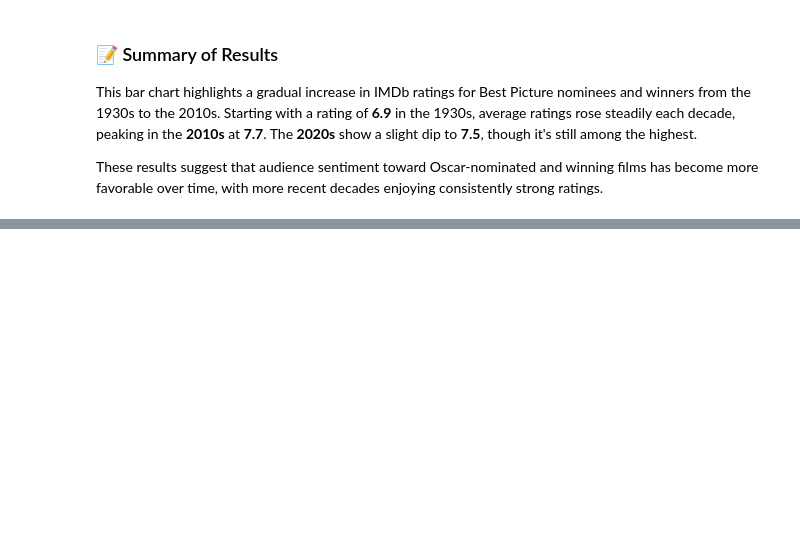
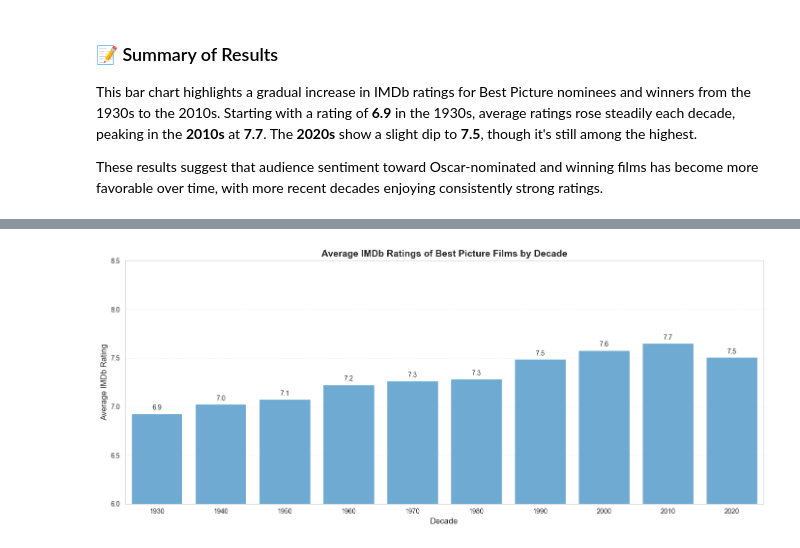
Before and after one commit to judd-jacobs/code-you-capstone, a Jupyter notebook: academy_awards_analysis.ipynb, the cells around one changed output, grey strips where cells are left out. Cells and saved outputs as stored; diff of their text form; code cells hidden in the pictures; blank space fills up the shorter version.

```diff
--- a/academy_awards_analysis.ipynb
+++ b/academy_awards_analysis.ipynb
@@ -716,0 +734,32 @@ This horizontal bar chart reveals notable differences in IMDb ratings across fil
+# %%
+# Create a 'decade' column
+omdb_metadata_clean = omdb_metadata.dropna(subset=["year", "imdbRating"])
+omdb_metadata_clean = omdb_metadata_clean.copy()
+omdb_metadata_clean["decade"] = (omdb_metadata_clean["year"] // 10) * 10
+
+# Group by decade and calculate average IMDb rating
+decade_summary = (
+    omdb_metadata_clean.groupby("decade")["imdbRating"]
+    .mean()
+    .reset_index()
+    .sort_values("decade")
+)
+
+# Plot the bar chart
+plt.figure(figsize=(14, 6))
+sns.set_style("whitegrid")
+ax = sns.barplot(data=decade_summary, x="decade", y="imdbRating", color="#5DADE2")
+
+# Annotate bars with values
+for container in ax.containers:
+    ax.bar_label(container, fmt="%.1f", label_type="edge", padding=3)
+
+plt.title("Average IMDb Ratings of Best Picture Films by Decade", fontsize=14, fontweight="bold")
+plt.xlabel("Decade", fontsize=12)
+plt.ylabel("Average IMDb Rating", fontsize=12)
+plt.ylim(6.0, 8.5)
+plt.grid(axis="y", linestyle="--", alpha=0.3)
+plt.tight_layout()
+plt.show()
+# %% [output]
+[figure, added]
```
Also changed, not shown: parts of 40 cells of this notebook, 1 other file.
